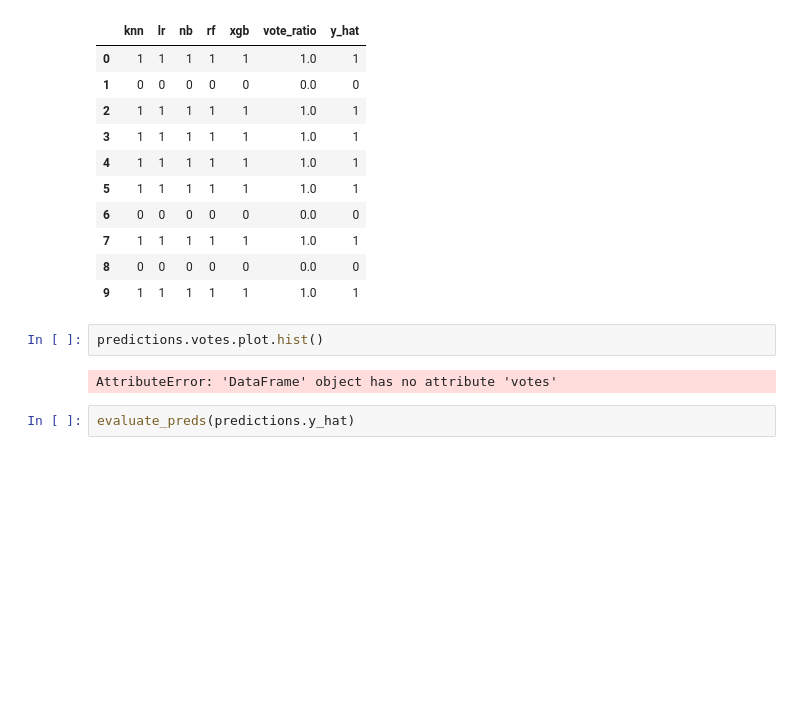
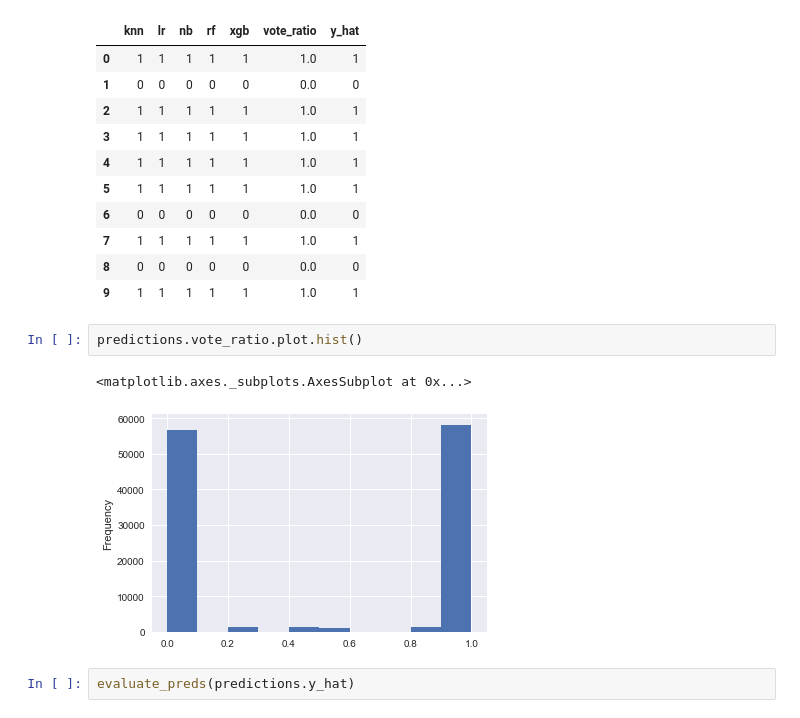
Before and after one commit to david-hoffman/pyPALM, a Jupyter notebook: notebooks/Outlier Detection/explore-dph.ipynb, the cells around one changed output. Saved outputs shown, nothing was run; the diff lists cells and outputs as text; blank space fills up the shorter version.

```diff
--- a/notebooks/Outlier Detection/explore-dph.ipynb
+++ b/notebooks/Outlier Detection/explore-dph.ipynb
@@ -368,9 +393,10 @@ predictions.head(10)
 | 8 | 0 | 0 | 0 | 0 | 0 | 0.0 | 0 |
 | 9 | 1 | 1 | 1 | 1 | 1 | 1.0 | 1 |
 # %%
-predictions.votes.plot.hist()
+predictions.vote_ratio.plot.hist()
 # %% [output]
-AttributeError: 'DataFrame' object has no attribute 'votes'
+<matplotlib.axes._subplots.AxesSubplot at 0x...>
+[figure, added]
 # %%
 evaluate_preds(predictions.y_hat)
 # %% [output]
```
Also changed, not shown: parts of 21 cells of this notebook, 2 other files.
